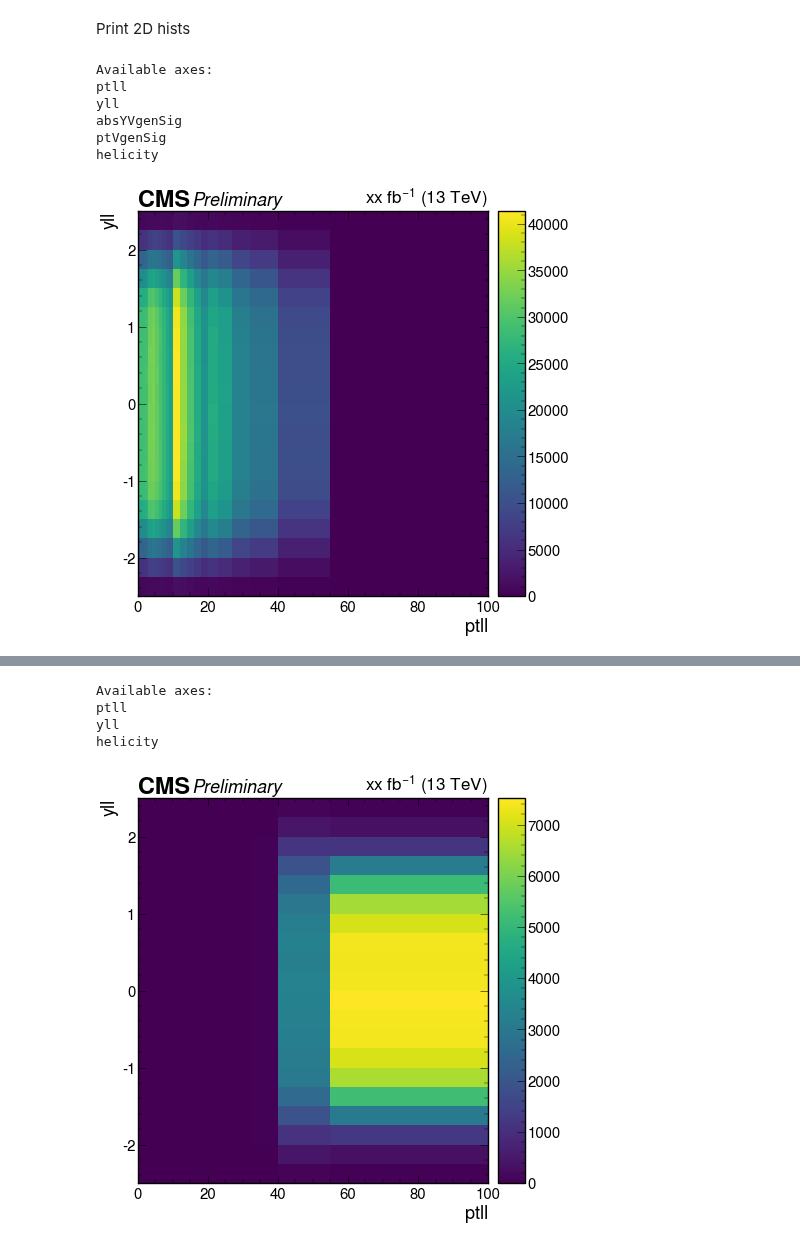
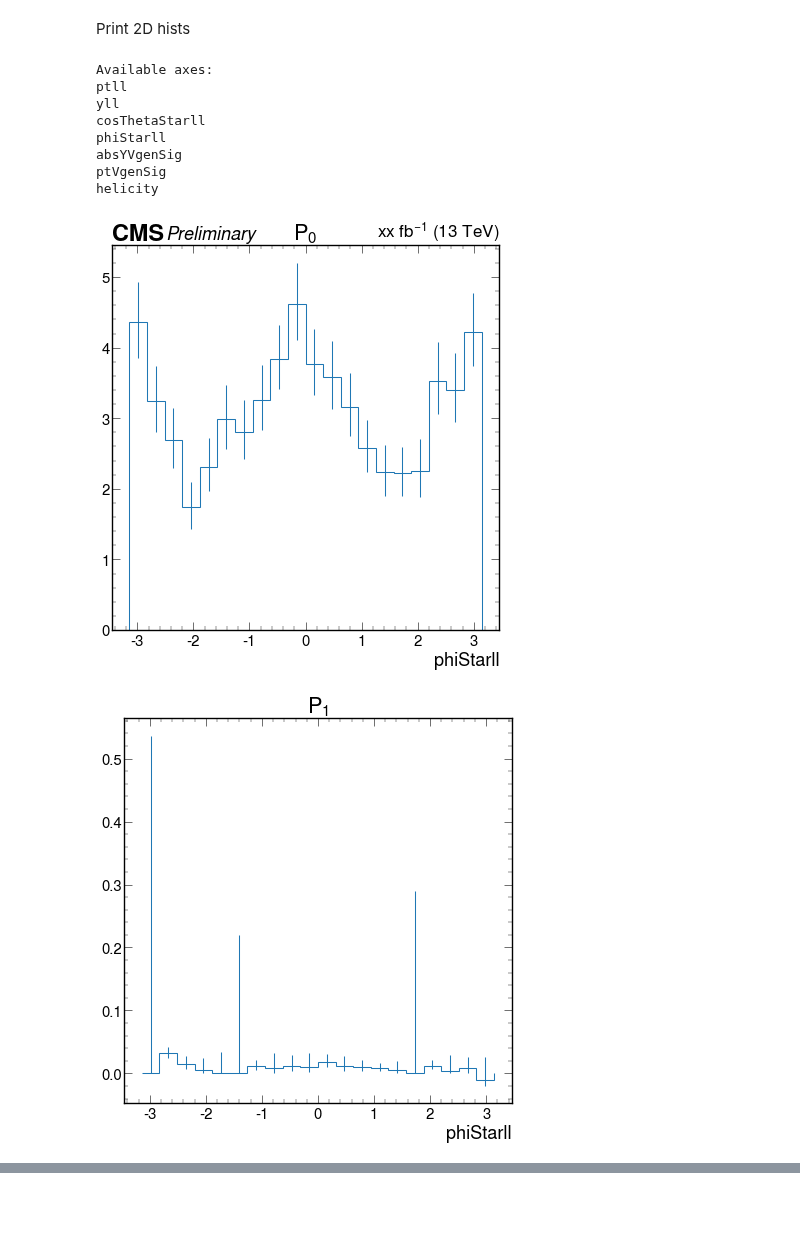
Before and after one commit to lucalavezzo/WRemnants, a Jupyter notebook: notebooks/explore_HDF5.ipynb, the cells around one changed output, grey strips where cells are left out. Saved outputs shown, nothing was run; the diff lists cells and outputs as text; code cells hidden in the pictures; blank space fills up the shorter version.

Commit message:
fix theory agnostic coefficients

```diff
--- a/notebooks/explore_HDF5.ipynb
+++ b/notebooks/explore_HDF5.ipynb
@@ -23,7 +26,7 @@ plt.rcParams['figure.dpi'] = 50
 # %% [markdown]
 Parameters
 # %%
-INPUT_FILE = '/data/submit/cms/store/user/lavezzo/ZBosonAnalysis/TheoryAgnostic/22_08_2023__15_15_52/mz_dilepton.hdf5'
+INPUT_FILE = '/data/submit/cms/store/user/lavezzo/ZBosonAnalysis/TheoryAgnostic/01_09_2023__19_05_05/mz_dilepton.hdf5'
 LUMI = 'xx'
 # %% [markdown]
 Looking at the contents of the hdf5 file
@@ -64,17 +96,23 @@ Print 2D hists
 # %%
 h = results['ZmumuPostVFP']['output']['nominal'].get()
 
 print("Available axes:")
 for ax in h.axes:
     print(ax.name)
 
 hep.cms.label(llabel='Preliminary',data=False, lumi=LUMI)
-_ = hep.hist2dplot(h[:,:,::sum,::sum,::sum])
+for hel in range(8):
+    _ = hep.histplot(h[::sum,::sum,::sum,:,::sum, 0j:11j:sum, hel])
+    plt.title("$P_{}$".format(hel))
+    plt.show()
 # %% [output]
 Available axes:
 ptll
 yll
+cosThetaStarll
+phiStarll
 absYVgenSig
 ptVgenSig
 helicity
-[figure, old version]
+[figure, new version]
+[figure, added]
@@ -81,15 +124,0 @@ helicity
-# %%
-h = results['BkgZmumu']['output']['nominal'].get()
-
-print("Available axes:")
-for ax in h.axes:
-    print(ax.name)
-
-hep.cms.label(llabel='Preliminary',data=False, lumi=LUMI)
-_ = hep.hist2dplot(h[:,:,::sum])
-# %% [output]
-Available axes:
-ptll
-yll
-helicity
-[figure, removed]
```
Also changed, not shown: parts of 12 cells of this notebook, 4 other files.
